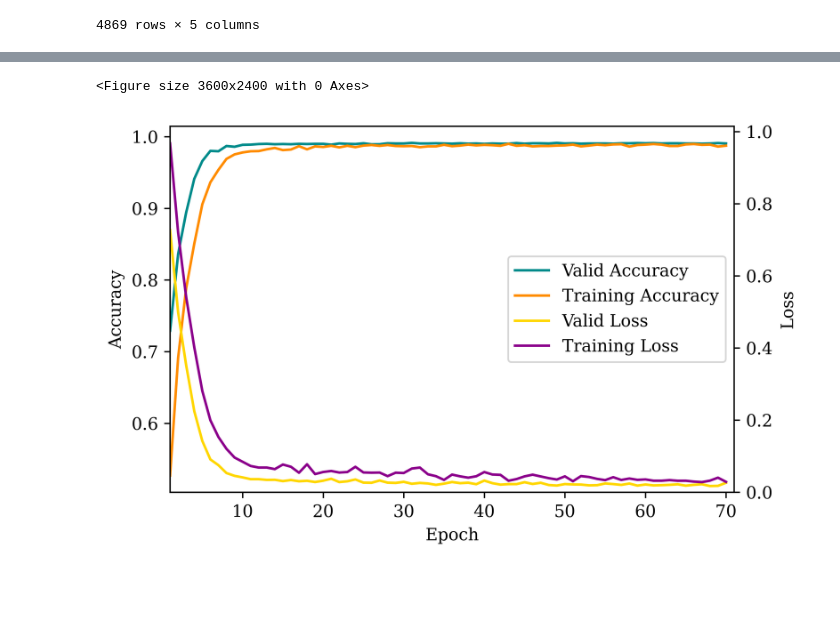
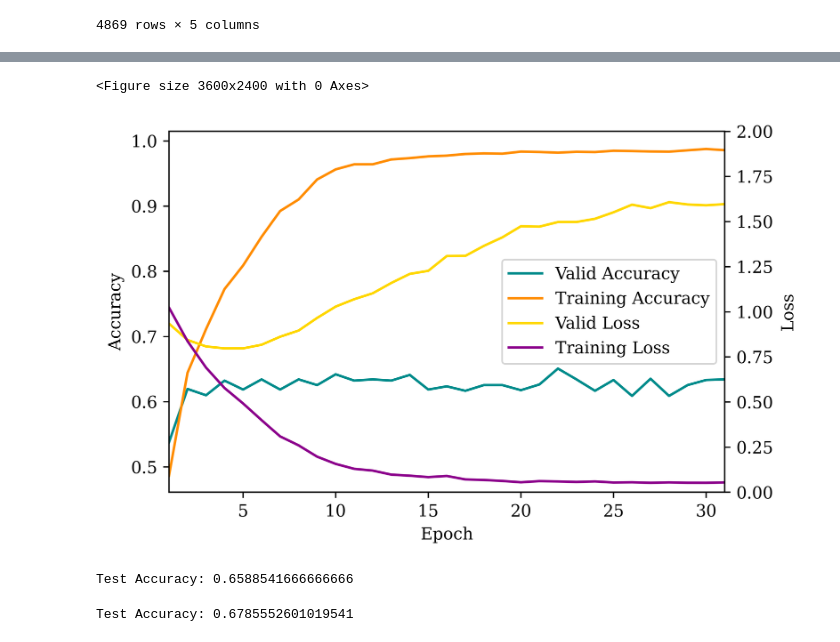
Before and after one commit to BingbingCN/Multi-view-Social-Data-Sentiment-analysis, a Jupyter notebook: Dataset.ipynb, the cells around one changed output, grey strips where cells are left out. Drawn from its saved outputs; the diff is of its cells as text; code cells hidden in the pictures; blank space fills up the shorter version.

```diff
--- a/Dataset.ipynb
+++ b/Dataset.ipynb
@@ -189,7 +187,7 @@ WORDS.build_vocab(train_data,vectors='glove.6B.100d',unk_init = torch.Tensor.nor
 LABEL.build_vocab(train_data)
 # %%
 #设置batch_size，创建迭代器iterator
-BATCH_SIZE = 16
+BATCH_SIZE = 64
 device = torch.device('cuda' if torch.cuda.is_available() else 'cpu')
 train_iterator, valid_iterator, test_iterator = data.BucketIterator.splits(
     (train_data, valid_data, test_data),sort=False,
@@ -284,19 +307,18 @@ def train(model, iterator, optimizer, criterion):
     epoch_loss = 0
     epoch_acc = 0
     loss_list=[]
-    count=0
     model.train()
     for batch in iterator:
         optimizer.zero_grad()
         predictions = model(batch.w)
+        if(predictions.size()[0]!=batch.l.size()[0]):
+            continue
         loss = criterion(predictions, batch.l)
         acc = categorical_accuracy(predictions, batch.l)
         loss.backward()
         optimizer.step()
         epoch_loss += loss.item()
         epoch_acc += acc.item()
-        if(count%10==0):
-                loss_list.append(loss.item())
     return epoch_loss / len(iterator), epoch_acc / len(iterator),loss_list
 def evaluate(model, iterator, criterion):
     epoch_loss = 0
@@ -314,6 +336,22 @@ def evaluate(model, iterator, criterion):
             if(count%10==0):
                 loss_list.append(loss.item())
     return epoch_loss / len(iterator), epoch_acc / len(iterator),loss_list
+def test(model, iterator, criterion):
+    epoch_loss = 0
+    epoch_acc = 0
+    loss_list=[]
+    # model.eval()
+    count=0
+    with torch.no_grad():
+        for batch in iterator:
+            predictions = model(batch.w)
+            loss = criterion(predictions, batch.l)
+            acc = categorical_accuracy(predictions, batch.l)
+            epoch_loss += loss.item()
+            epoch_acc += acc.item()
+            if(count%10==0):
+                loss_list.append(loss.item())
+    return epoch_loss / len(iterator), epoch_acc / len(iterator),loss_list
 import time
 def epoch_time(start_time, end_time):
     elapsed_time = end_time - start_time
@@ -364,0 +412,2 @@ Epoch: 70 | Epoch Time: 0m 1s
+# %%
+train_loss_list,valid_loss_list,train_acc_list,valid_acc_list=crazy_train(model=model,N_EPOCHS=70,train_iterator=train_iterator,valid_iterator=valid_iterator,model_name='CNN')
@@ -365,28 +432,40 @@ Epoch: 70 | Epoch Time: 0m 1s
 # %%
 plt.figure(dpi=600)
 plt.rcParams['font.family']='serif'
 import matplotlib.pyplot as plt
 fig=plt.figure(dpi=600)
 ax1 = fig.add_subplot(111)
 l1 = ax1.plot(range(1,len(valid_acc_list)+1), valid_acc_list, 'darkcyan', label='Valid Accuracy')
 l2 = ax1.plot(range(1,len(train_acc_list)+1), train_acc_list, 'darkorange', label='Training Accuracy')
 ax1.set_ylabel('Accuracy')
 ax1.set_xlabel('Epoch')
 # ax1.set_title("...")
 
 ax2 = ax1.twinx()  # this is the important function
 l3 = ax2.plot(range(1,len(valid_loss_list)+1), valid_loss_list, 'gold', label='Valid Loss')
 l4 = ax2.plot(range(1,len(train_loss_list)+1), train_loss_list, 'darkmagenta', label='Training Loss')
-ax2.set_xlim(left=1, right=71)
+ax2.set_xlim(left=1, right=31)
 ax2.set_ylim(0, )
 ax2.set_ylabel('Loss')
 # ax2.set_xlabel('Same X for both exp(-x) and ln(x)')
 
 lns = l1 + l2 + l3 + l4
 labs = [l.get_label() for l in lns]
 ax1.legend(lns, labs, loc='center right')
 plt.savefig('figure.jpg')
 plt.show()
 # %% [output]
 <Figure size 3600x2400 with 0 Axes>
-[figure, old version]
+[figure, new version]
+# %%
+model2.load_state_dict(torch.load(r'Bi-LSTM-tut5-model.pt'))
+_, valid_acc ,_= evaluate(model2,test_iterator, criterion)
+print("Test Accuracy:",valid_acc)
+# %% [output]
+Test Accuracy: 0.6588541666666666
+# %%
+model.load_state_dict(torch.load(r'CNN-tut5-model.pt'))
+_, valid_acc ,_= evaluate(model,test_iterator, criterion)
+print("Test Accuracy:",valid_acc)
+# %% [output]
+Test Accuracy: 0.6785552601019541
```
Also changed, not shown: parts of 14 cells of this notebook, 2 other files.
